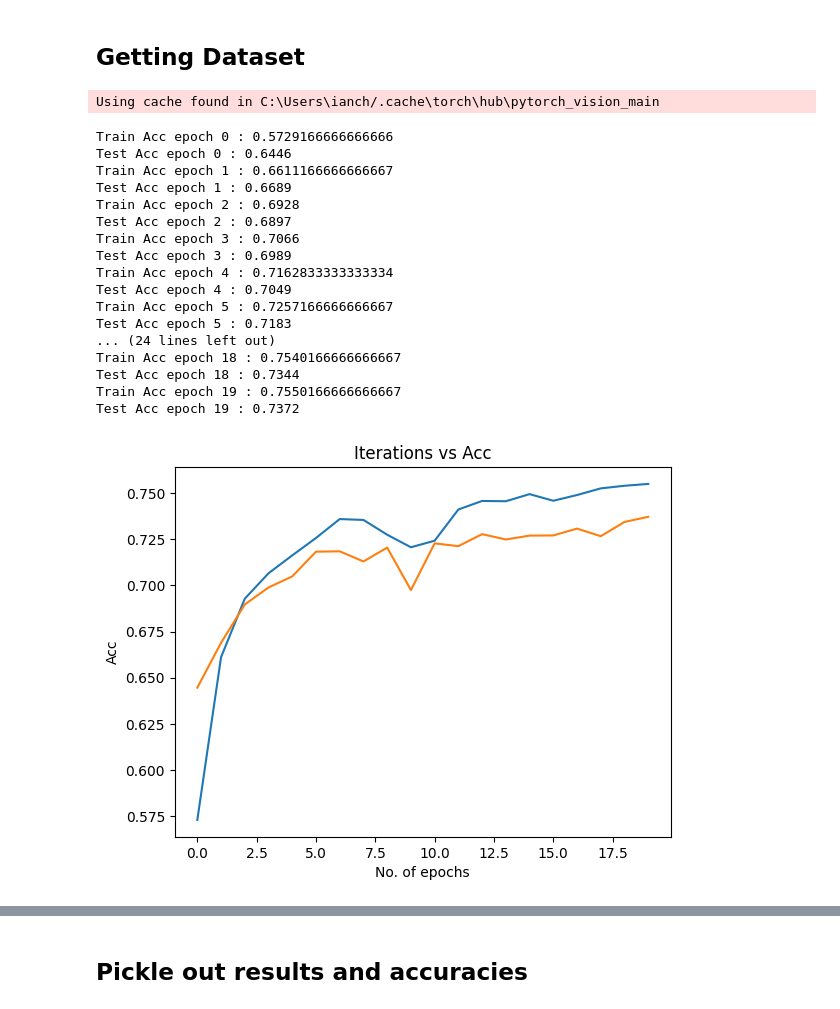
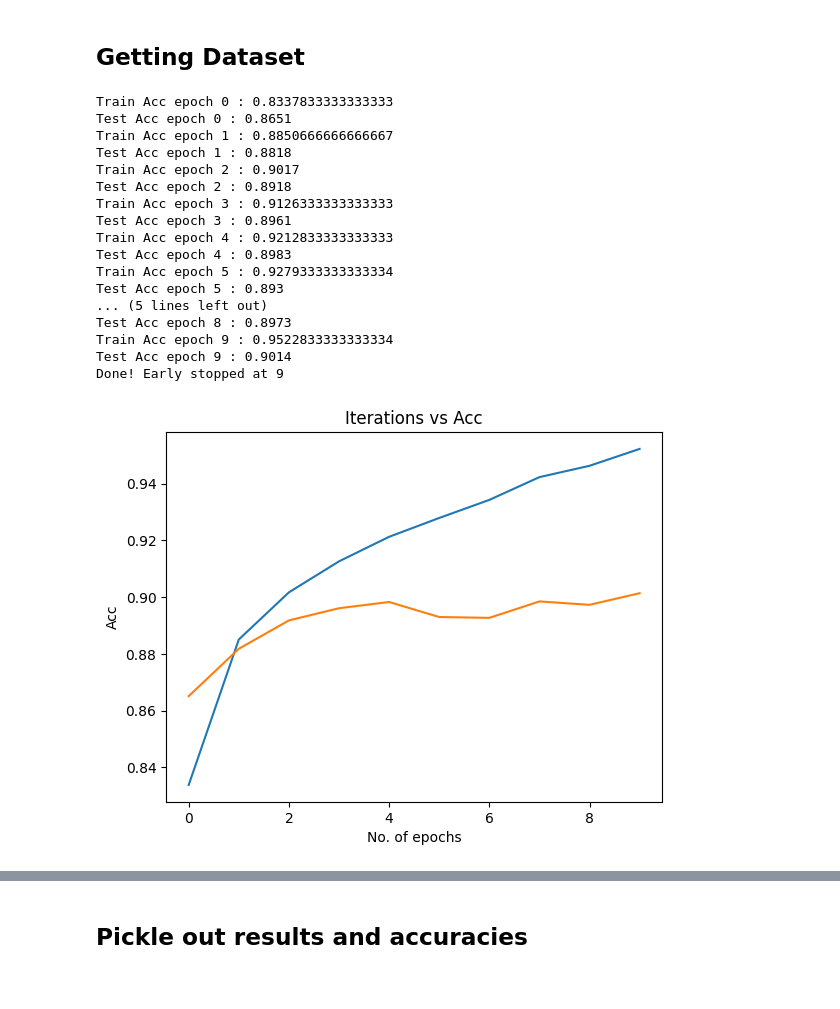
Before and after one commit to normalwalrus/NeuralNetAssignment2, a Jupyter notebook: pretrained_resnet18.ipynb, the cells around one changed output, grey strips where cells are left out. Saved outputs shown, nothing was run; the diff lists cells and outputs as text; code cells hidden in the pictures.

```diff
--- a/pretrained_resnet18.ipynb
+++ b/pretrained_resnet18.ipynb
@@ -24,13 +24,16 @@ BATCH_SIZE = 128
 train_loader = torch.utils.data.DataLoader(train_dataset, batch_size=BATCH_SIZE)
 test_loader = torch.utils.data.DataLoader(test_dataset, batch_size=BATCH_SIZE)
 # %%
-from utils import train_loop, test_loop
+from utils import train_loop, test_loop, EarlyStopper
 from pretrained_model import ResNet_pretrained
 
-num_epochs = 20
+
+num_epochs = 60
 lr = 0.001
+patience = 5
 
-model = ResNet_pretrained(model_choice='resnet50', train_last_layer_only= True)
+early_stopper = EarlyStopper(patience=patience, min_delta=0)
+model = ResNet_pretrained(model_choice='resnet18', train_last_layer_only=False)
 
 model.to(device= device)
 
@@ -54,32 +57,35 @@ for epoch in range(num_epochs):
 
     tr_loss.append(train_loss)
     te_loss.append(test_loss)
+
+    if early_stopper.early_stop(test_loss):
+        print("Done! Early stopped at {}".format(epoch))
+        break
 # %% [output]
-Using cache found in C:\Users\ianch/.cache\torch\hub\pytorch_vision_main
+Train Acc epoch 0 : 0.8337833333333333
+Test Acc epoch 0 : 0.8651
+Train Acc epoch 1 : 0.8850666666666667
+Test Acc epoch 1 : 0.8818
+Train Acc epoch 2 : 0.9017
+Test Acc epoch 2 : 0.8918
+Train Acc epoch 3 : 0.9126333333333333
+Test Acc epoch 3 : 0.8961
+Train Acc epoch 4 : 0.9212833333333333
+Test Acc epoch 4 : 0.8983
+Train Acc epoch 5 : 0.9279333333333334
+Test Acc epoch 5 : 0.893
+... (5 lines left out)
+Test Acc epoch 8 : 0.8973
+Train Acc epoch 9 : 0.9522833333333334
+Test Acc epoch 9 : 0.9014
+Done! Early stopped at 9
-Train Acc epoch 0 : 0.5729166666666666
-Test Acc epoch 0 : 0.6446
-Train Acc epoch 1 : 0.6611166666666667
-Test Acc epoch 1 : 0.6689
-Train Acc epoch 2 : 0.6928
-Test Acc epoch 2 : 0.6897
-Train Acc epoch 3 : 0.7066
-Test Acc epoch 3 : 0.6989
-Train Acc epoch 4 : 0.7162833333333334
-Test Acc epoch 4 : 0.7049
-Train Acc epoch 5 : 0.7257166666666667
-Test Acc epoch 5 : 0.7183
-... (24 lines left out)
-Train Acc epoch 18 : 0.7540166666666667
-Test Acc epoch 18 : 0.7344
-Train Acc epoch 19 : 0.7550166666666667
-Test Acc epoch 19 : 0.7372
 # %%
-plt.plot(range(num_epochs), tr_acc)
-plt.plot(range(num_epochs), te_acc)
+plt.plot(range(epoch+1), tr_acc)
+plt.plot(range(epoch+1), te_acc)
 plt.xlabel("No. of epochs")
 plt.ylabel("Acc")
 plt.title("Iterations vs Acc")
 plt.show()
 # %% [output]
-[figure, old version]
+[figure, new version]
 # %%
```
Also changed, not shown: parts of 4 cells of this notebook, 23 other files.
